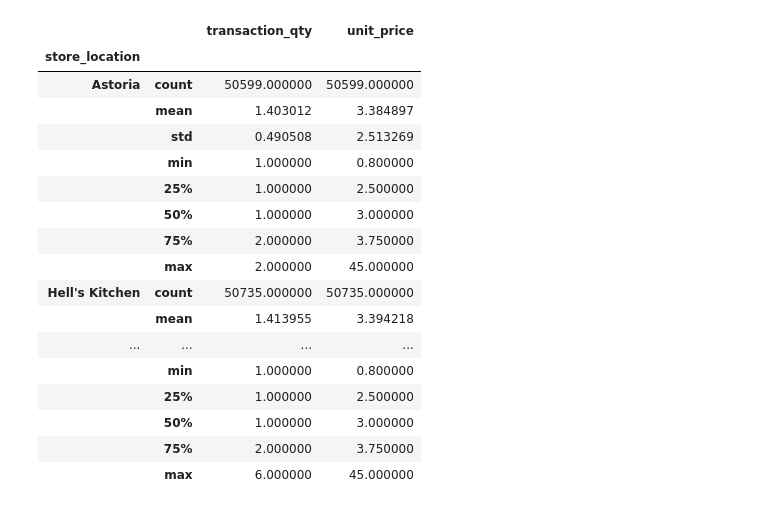
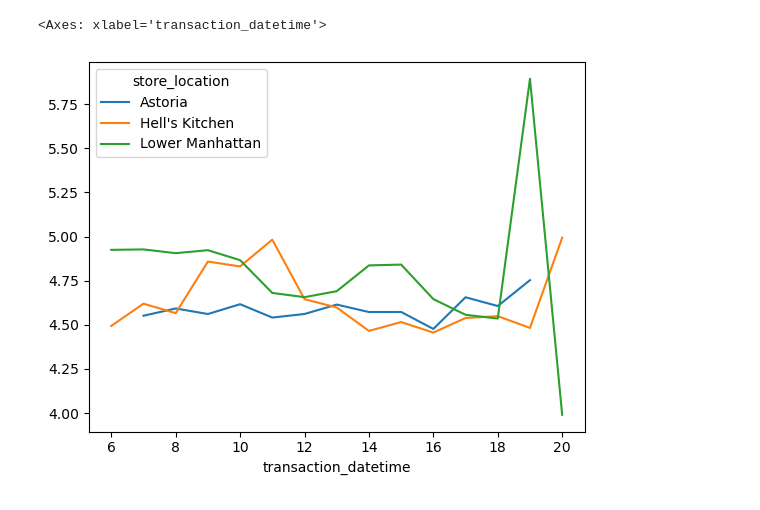
Before and after one commit to Michael-Kornilich/coffee_shop_analysis, a Jupyter notebook: script.ipynb, the cells around one changed output. Saved outputs shown, nothing was run; the diff lists cells and outputs as text; code cells hidden in the pictures.

```diff
--- a/script.ipynb
+++ b/script.ipynb
@@ -6,9 +6,6 @@ import matplotlib.pyplot as plt
 # %%
-records = pd.read_excel(
-    "coffee_shop_sales.xlsx",
-    index_col="transaction_id",
-    #nrows=100
-)
+path = Path(kagglehub.dataset_download("ahmedabbas757/coffee-sales"))/"Coffee Shop Sales.xlsx"
+records = pd.read_excel(path, index_col="transaction_id")
 # %%
 transaction_datetime = pd.to_datetime(records["transaction_date"].astype(str) + " " + records["transaction_time"].astype(str))
 transaction_datetime = pd.Series(transaction_datetime, name="transaction_datetime",index=None)
@@ -19,8 +16,11 @@ records = records.reindex([
     'product_category', 'product_type', 'product_detail'], axis="columns")
 
 records["transaction_datetime"] = transaction_datetime
+records.sort_values("transaction_datetime", inplace=True)
 
-records.sort_values("transaction_datetime", inplace=True)
+columns = ["store_location","product_category","product_type", "product_detail"]
+records[columns] = records.loc[:,columns].astype("category")
+
 records.head()
 # %% [output]
 |  | transaction_datetime | transaction_qty | store_id | store_location | product_id | unit_price | ... |
@@ -41,6 +52,11 @@ Name: count, dtype: int64
 # %%
-def get_revenue(df: pd.DataFrame, amount:str, unit_price:str) -> float:
-    return (df[amount] * df[unit_price]).sum()
+def get_revenue(df: pd.DataFrame, tp="sum") -> float:
+    return (df["transaction_qty"] * df["unit_price"]).__getattribute__(tp)()
 
-records.groupby("store_location").apply(get_revenue, amount="transaction_qty", unit_price="unit_price", include_groups=False)
+(records[records["product_category"]=="Coffee"]
+ .groupby(["store_location","product_type"],observed=True)
+ .apply(get_revenue, tp="mean",include_groups=False)
+ .unstack()
+ .round(2)
+)
 # %% [output]
@@ -52,24 +68,9 @@ dtype: float64
-# %%
-(records
- .groupby("store_location")[["transaction_qty","unit_price"]]
- .apply(pd.DataFrame.describe, include_groups=False)
-)
-# %% [output]
-|  |  | transaction_qty | unit_price |
-| store_location |  |  |  |
-| Astoria | count | 50599.000000 | 50599.000000 |
-|  | mean | 1.403012 | 3.384897 |
-|  | std | 0.490508 | 2.513269 |
-|  | min | 1.000000 | 0.800000 |
-|  | 25% | 1.000000 | 2.500000 |
-|  | 50% | 1.000000 | 3.000000 |
-|  | 75% | 2.000000 | 3.750000 |
-|  | max | 2.000000 | 45.000000 |
-| Hell's Kitchen | count | 50735.000000 | 50735.000000 |
-|  | mean | 1.413955 | 3.394218 |
-| ... | ... | ... | ... |
-|  | min | 1.000000 | 0.800000 |
-|  | 25% | 1.000000 | 2.500000 |
-|  | 50% | 1.000000 | 3.000000 |
-|  | 75% | 2.000000 | 3.750000 |
-|  | max | 6.000000 | 45.000000 |
+# %%
+(records
+ .groupby(["store_location",records["transaction_datetime"].dt.hour])
+ .apply(get_revenue, tp="mean",include_groups=False)
+ .unstack()
+).T.plot()
+# %% [output]
+<Axes: xlabel='transaction_datetime'>
+[figure, added]
```
Also changed, not shown: parts of 4 cells of this notebook.
